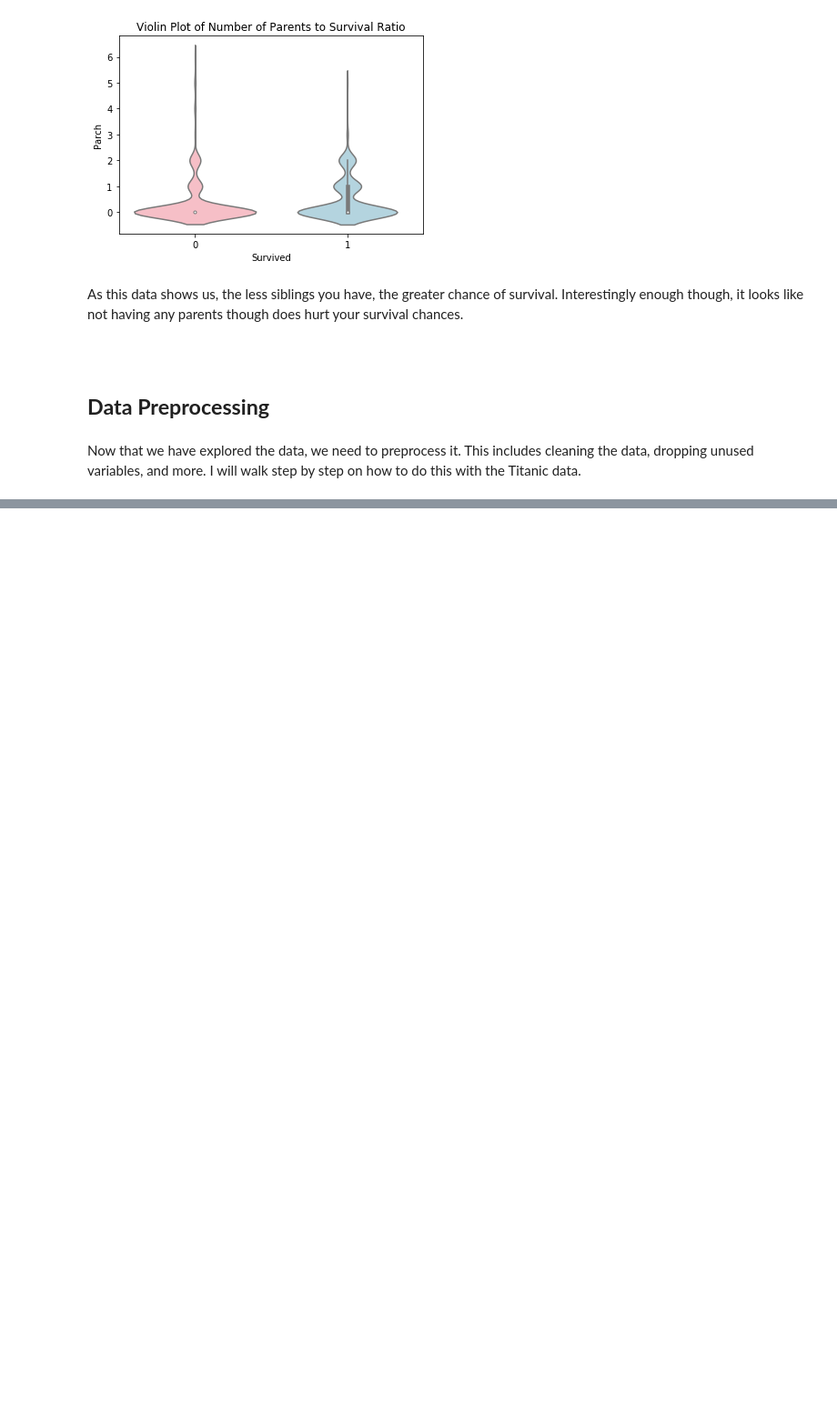
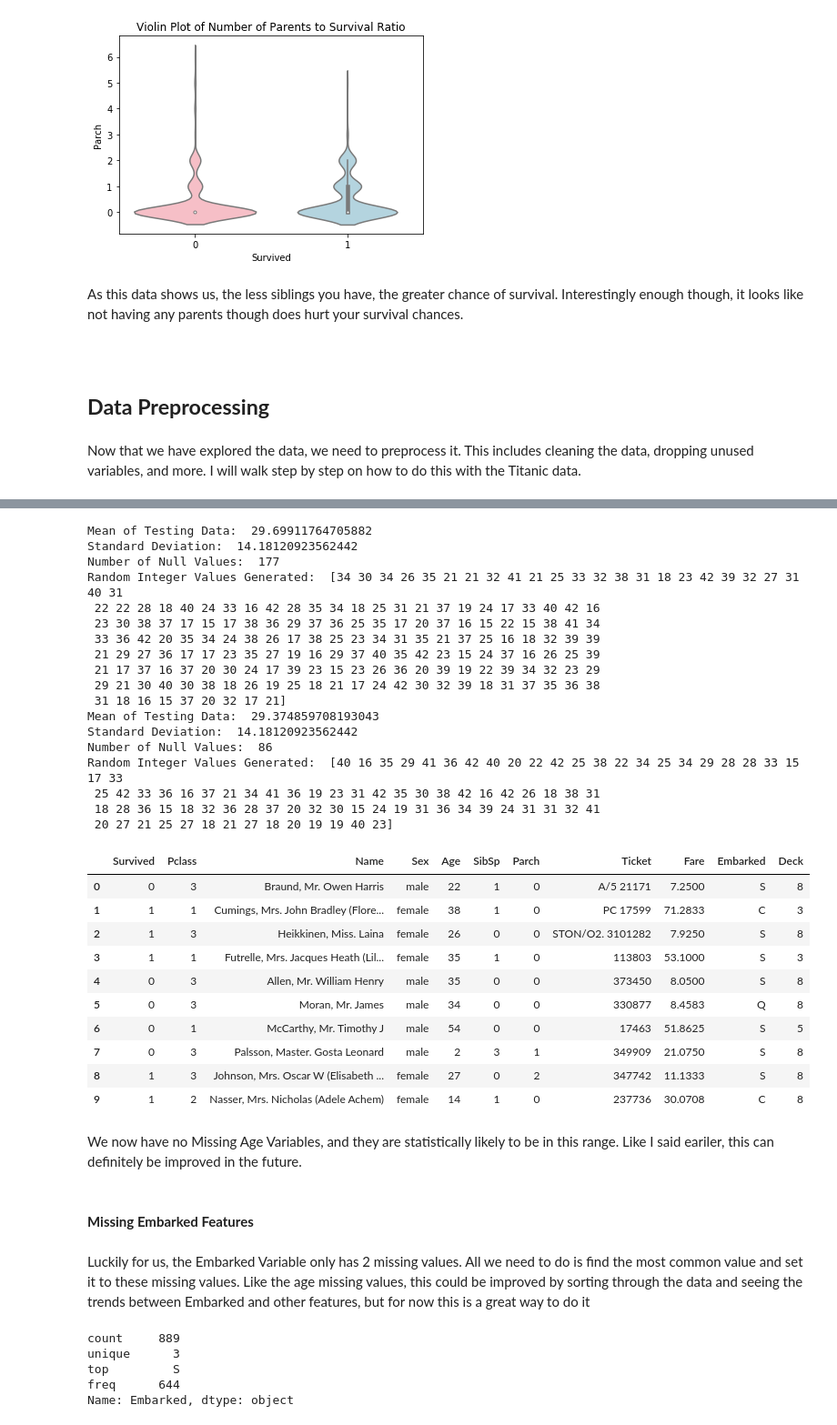
Before and after one commit to KrisStobbe/Kaggle-Titanic-ML-Project, a Jupyter notebook: Kris/Titanic ML Introduction.ipynb, the cells around one changed output, grey strips where cells are left out. Shown at 91% size. Cells and saved outputs as stored; diff of their text form; code cells hidden in the pictures; blank space fills up the shorter version.

```diff
--- a/Kris/Titanic ML Introduction.ipynb
+++ b/Kris/Titanic ML Introduction.ipynb
@@ -295,0 +408,76 @@ Now that we have explored the data, we need to preprocess it. This includes clea
+# %%
+#Set our Training & Testing Data for Efficiency
+data = [train_data, test_data]
+
+for dataset in data:
+        #Calculating the Mean
+        mean = train_data['Age'].mean()
+
+        #Calculating the Standard Deviation
+        std = test_data['Age'].std()
+        print('Mean of Testing Data: ',mean)
+        print('Standard Deviation: ',std)
+
+        #Now we Sum the Number of Null Values in the Age Feature
+        Is_Null = dataset['Age'].isnull().sum()
+        print('Number of Null Values: ',Is_Null)
+
+        #Compute a Random Number between Mean, STD, and for Is_Null Values
+        Random_Age = np.random.randint(mean - std, mean + std, size = Is_Null)
+        print('Random Integer Values Generated: ',Random_Age)
+
+        #Now we want to fill the Missing Calues in the Datasets with the Generated Numbers
+        Age_Slice = dataset['Age'].copy()
+        Age_Slice[np.isnan(Age_Slice)] = Random_Age
+        dataset['Age'] = Age_Slice
+
+        #Convert from Float -> Integer
+        dataset['Age'] = train_data['Age'].astype(int)
+
+#Let's Preview What this New Change Looks Like
+train_data.head(10)
+# %% [output]
+Mean of Testing Data:  29.69911764705882
+Standard Deviation:  14.18120923562442
+Number of Null Values:  177
+Random Integer Values Generated:  [34 30 34 26 35 21 21 32 41 21 25 33 32 38 31 18 23 42 39 32 27 31 40 31
+ 22 22 28 18 40 24 33 16 42 28 35 34 18 25 31 21 37 19 24 17 33 40 42 16
+ 23 30 38 37 17 15 17 38 36 29 37 36 25 35 17 20 37 16 15 22 15 38 41 34
+ 33 36 42 20 35 34 24 38 26 17 38 25 23 34 31 35 21 37 25 16 18 32 39 39
+ 21 29 27 36 17 17 23 35 27 19 16 29 37 40 35 42 23 15 24 37 16 26 25 39
+ 21 17 37 16 37 20 30 24 17 39 23 15 23 26 36 20 39 19 22 39 34 32 23 29
+ 29 21 30 40 30 38 18 26 19 25 18 21 17 24 42 30 32 39 18 31 37 35 36 38
+ 31 18 16 15 37 20 32 17 21]
+Mean of Testing Data:  29.374859708193043
+Standard Deviation:  14.18120923562442
+Number of Null Values:  86
+Random Integer Values Generated:  [40 16 35 29 41 36 42 40 20 22 42 25 38 22 34 25 34 29 28 28 33 15 17 33
+ 25 42 33 36 16 37 21 34 41 36 19 23 31 42 35 30 38 42 16 42 26 18 38 31
+ 18 28 36 15 18 32 36 28 37 20 32 30 15 24 19 31 36 34 39 24 31 31 32 41
+ 20 27 21 25 27 18 21 27 18 20 19 19 40 23]
+|  | Survived | Pclass | Name | Sex | Age | SibSp | Parch | Ticket | Fare | Embarked | Deck |
+| 0 | 0 | 3 | Braund, Mr. Owen Harris | male | 22 | 1 | 0 | A/5 21171 | 7.2500 | S | 8 |
+| 1 | 1 | 1 | Cumings, Mrs. John Bradley (Flore... | female | 38 | 1 | 0 | PC 17599 | 71.2833 | C | 3 |
+| 2 | 1 | 3 | Heikkinen, Miss. Laina | female | 26 | 0 | 0 | STON/O2. 3101282 | 7.9250 | S | 8 |
+| 3 | 1 | 1 | Futrelle, Mrs. Jacques Heath (Lil... | female | 35 | 1 | 0 | 113803 | 53.1000 | S | 3 |
+| 4 | 0 | 3 | Allen, Mr. William Henry | male | 35 | 0 | 0 | 373450 | 8.0500 | S | 8 |
+| 5 | 0 | 3 | Moran, Mr. James | male | 34 | 0 | 0 | 330877 | 8.4583 | Q | 8 |
+| 6 | 0 | 1 | McCarthy, Mr. Timothy J | male | 54 | 0 | 0 | 17463 | 51.8625 | S | 5 |
+| 7 | 0 | 3 | Palsson, Master. Gosta Leonard | male | 2 | 3 | 1 | 349909 | 21.0750 | S | 8 |
+| 8 | 1 | 3 | Johnson, Mrs. Oscar W (Elisabeth ... | female | 27 | 0 | 2 | 347742 | 11.1333 | S | 8 |
+| 9 | 1 | 2 | Nasser, Mrs. Nicholas (Adele Achem) | female | 14 | 1 | 0 | 237736 | 30.0708 | C | 8 |
+# %% [markdown]
+We now have no Missing Age Variables, and they are statistically likely to be in this range. Like I said eariler, this can definitely be improved in the future.
+# %% [markdown]
+<br> **Missing Embarked Features**
+# %% [markdown]
+Luckily for us, the Embarked Variable only has 2 missing values. All we need to do is find the most common value and set it to these missing values. Like the age missing values, this could be improved by sorting through the data and seeing the trends between Embarked and other features, but for now this is a great way to do it
+# %%
+#The Describe Function let's us know the most common Value: S
+train_data['Embarked'].describe()
+# %% [output]
+count     889
+unique      3
+top         S
+freq      644
+Name: Embarked, dtype: object
```
Also changed, not shown: parts of 38 cells of this notebook.
